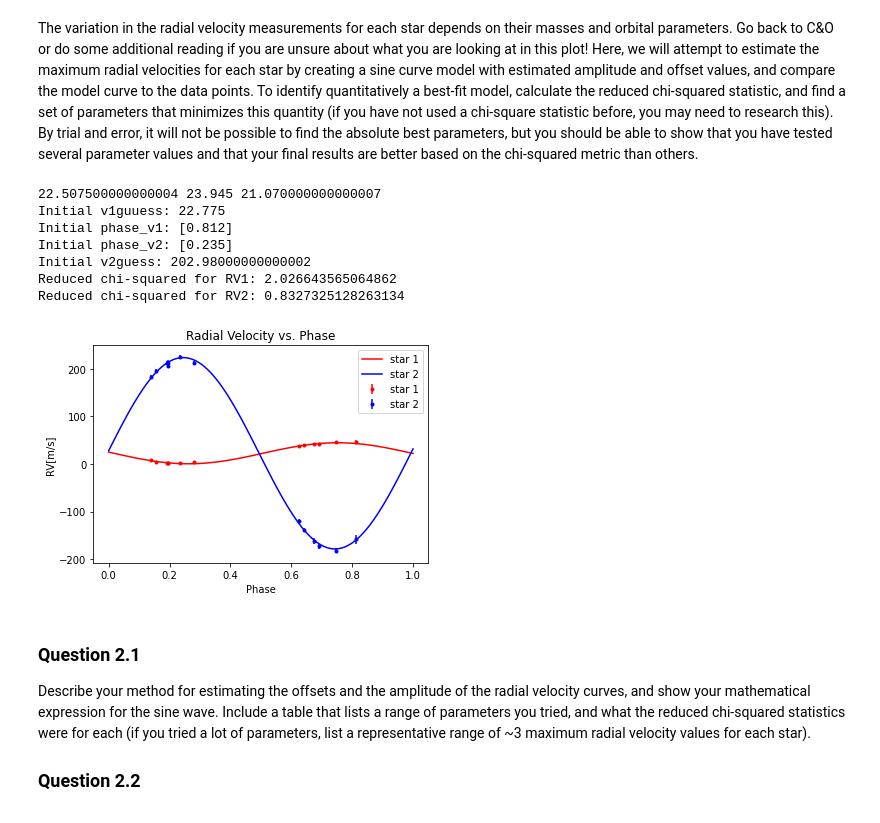
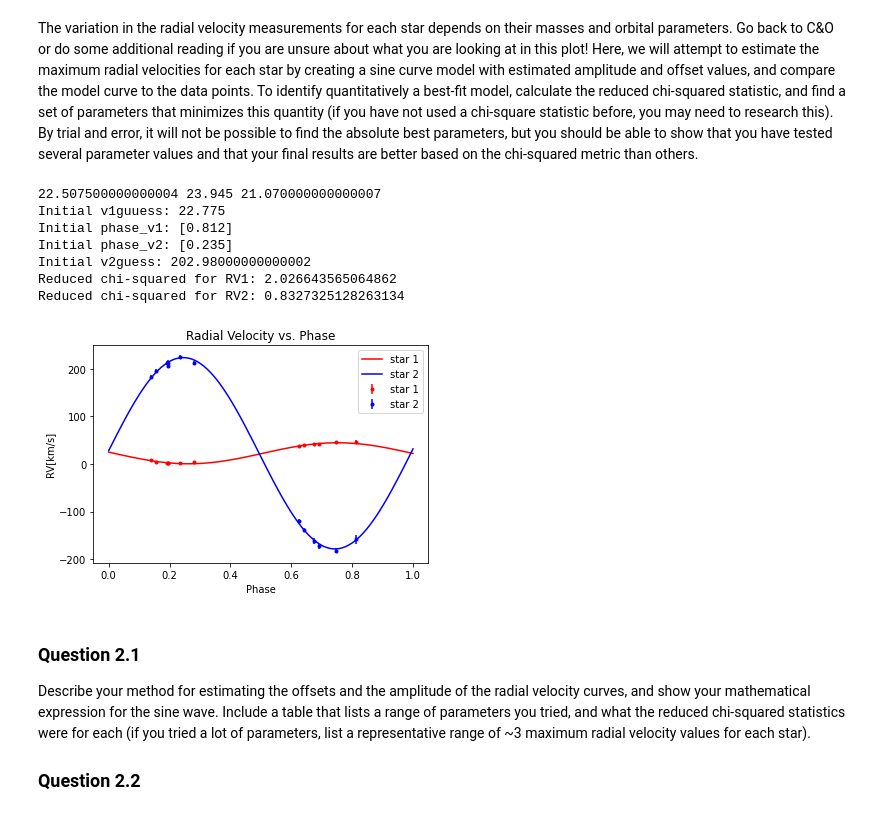
Before and after one commit to aircm/ast221-jupyter-notes, a Jupyter notebook: data_project/miao_mu_notebook_pair15.ipynb, the cells around one changed output. Cells and saved outputs as stored; diff of their text form; code cells hidden in the pictures.

```diff
--- a/data_project/miao_mu_notebook_pair15.ipynb
+++ b/data_project/miao_mu_notebook_pair15.ipynb
@@ -243,7 +243,7 @@ The variation in the radial velocity measurements for each star depends on their
 fig = plt.figure()
 plt.errorbar(phase_v[good1],rv1[good1],yerr=rv1err[good1],fmt='.',color='red',label = 'star 1')
 plt.errorbar(phase_v[good2],rv2[good2],yerr=rv2err[good2],fmt='.',color='blue',label = 'star 2')
-plt.ylabel('RV[m/s]')
+plt.ylabel('RV[km/s]')
 plt.xlabel('Phase')
 
 
@@ -303,34 +303,34 @@ def getTestSin_v2(x):
 testSin_v2 = getTestSin_v2(phase_arr)
 
 
 #Plot the sine waves on top of the data. It's a good idea to match colours to your data points.
 #Add labels for the legend in your final plot.
 plt.plot(phase_arr,testSin_v1,"-r",label="star 1")
 plt.plot(phase_arr,testSin_v2,"-b",label="star 2")
 plt.legend()
 plt.title('Radial Velocity vs. Phase')
 
 #Calculate reduced chi-squared statistic for two curves. Write your own equation for the
 #statistic and print the output.
 red_chisq1 = sum((rv1[good1]-getTestSin_v1(phase_v[good1]))**2/rv1err[good1]**2)/(len(phase_v[good1])-2)
 red_chisq2 = sum((rv2[good2]-getTestSin_v2(phase_v[good2]) )**2/rv2err[good2]**2)/(len(phase_v[good2])-2)
 
 print('Reduced chi-squared for RV1:', red_chisq1)
 print('Reduced chi-squared for RV2:', red_chisq2)
 
 # Plot 2.1 - include this in your report
 # When you're happy with your result, uncomment the line below, change your plot name to something useful,
 # and save your plot
 plt.savefig('pair15_2_1_curve-fit.png')
 # %% [output]
 22.507500000000004 23.945 21.070000000000007
 Initial v1guuess: 22.775
 Initial phase_v1: [0.812]
 Initial phase_v2: [0.235]
 Initial v2guess: 202.98000000000002
 Reduced chi-squared for RV1: 2.026643565064862
 Reduced chi-squared for RV2: 0.8327325128263134
-[figure, old version]
+[figure, new version]
 # %% [markdown]
 ### Question 2.1 ###
 Describe your method for estimating the offsets and the amplitude of the radial velocity curves, and show your mathematical expression for the sine wave. Include a table that lists a range of parameters you tried, and what the reduced chi-squared statistics were for each (if you tried a lot of parameters, list a representative range of ~3 maximum radial velocity values for each star).
```
Also changed, not shown: parts of 3 cells of this notebook.
